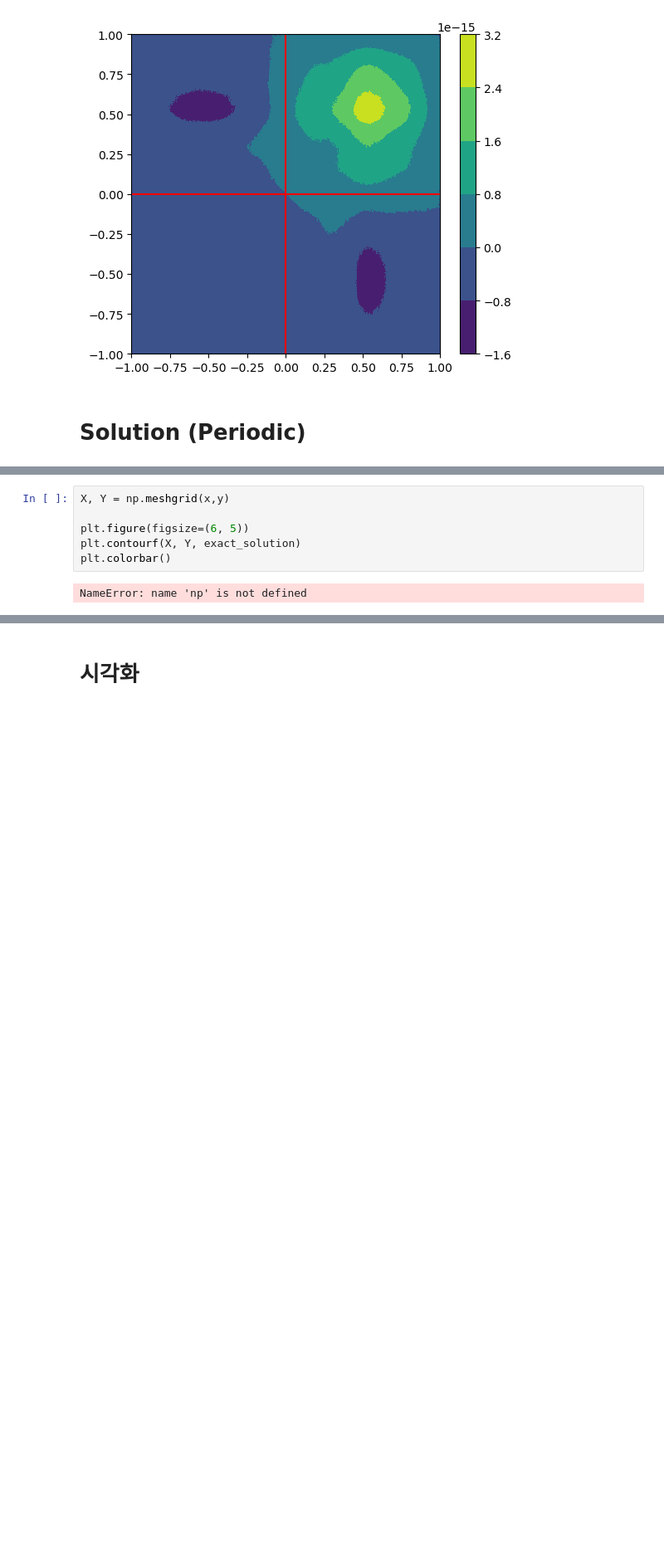
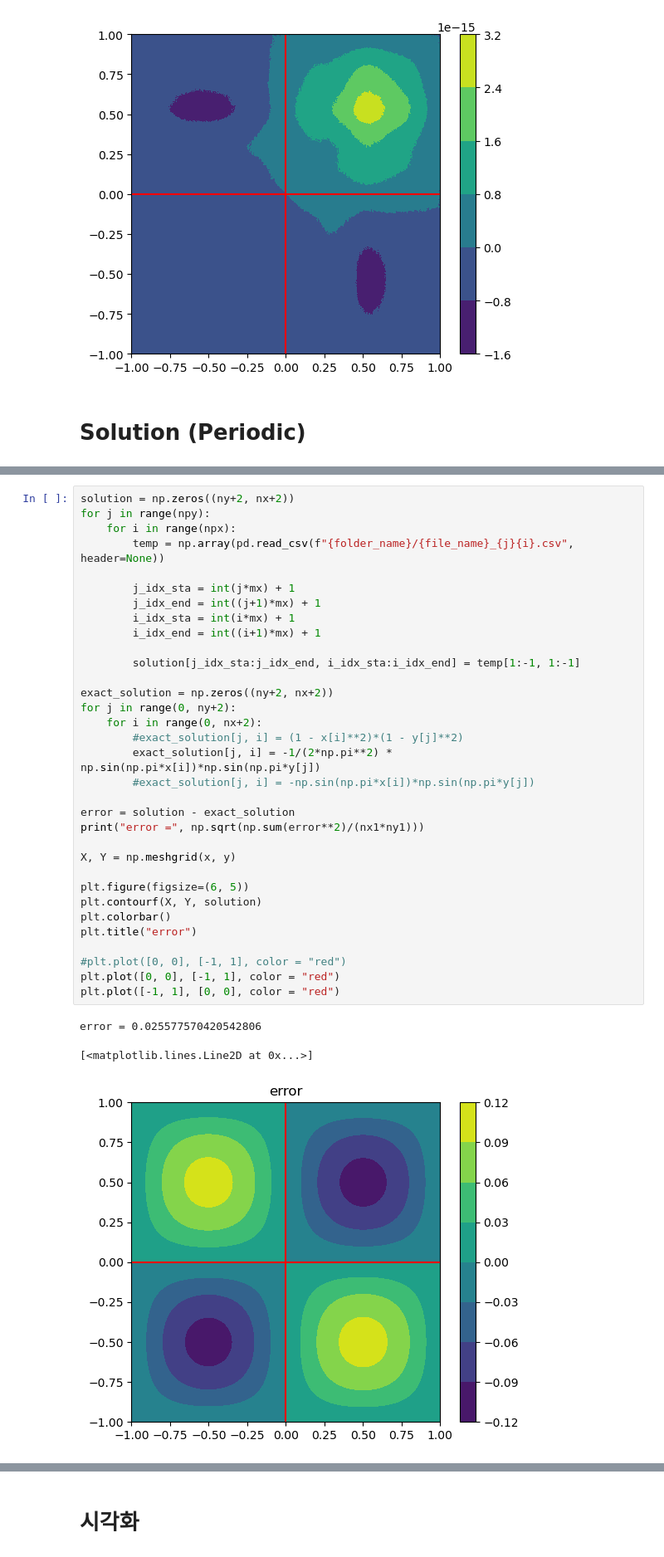
Before and after one commit to dontempty/PaScaL_TDMA_lab, a Jupyter notebook: examples_lab/lab.ipynb, the cells around one changed output, grey strips where cells are left out. Shown at 83% size. Cells and saved outputs as stored; diff of their text form; blank space fills up the shorter version.

```diff
--- a/examples_lab/lab.ipynb
+++ b/examples_lab/lab.ipynb
@@ -484,9 +499,38 @@ for j in range(ny+2):
-# %%
-X, Y = np.meshgrid(x,y)
-
-plt.figure(figsize=(6, 5))
-plt.contourf(X, Y, exact_solution)
-plt.colorbar()
-# %% [output]
-NameError: name 'np' is not defined
+# %%
+solution = np.zeros((ny+2, nx+2))
+for j in range(npy):
+    for i in range(npx):
+        temp = np.array(pd.read_csv(f"{folder_name}/{file_name}_{j}{i}.csv", header=None))
+
+        j_idx_sta = int(j*mx) + 1
+        j_idx_end = int((j+1)*mx) + 1
+        i_idx_sta = int(i*mx) + 1
+        i_idx_end = int((i+1)*mx) + 1
+
+        solution[j_idx_sta:j_idx_end, i_idx_sta:i_idx_end] = temp[1:-1, 1:-1]
+
+exact_solution = np.zeros((ny+2, nx+2))
+for j in range(0, ny+2):
+    for i in range(0, nx+2):
+        #exact_solution[j, i] = (1 - x[i]**2)*(1 - y[j]**2)
+        exact_solution[j, i] = -1/(2*np.pi**2) * np.sin(np.pi*x[i])*np.sin(np.pi*y[j])
+        #exact_solution[j, i] = -np.sin(np.pi*x[i])*np.sin(np.pi*y[j])
+
+error = solution - exact_solution
+print("error =", np.sqrt(np.sum(error**2)/(nx1*ny1)))
+
+X, Y = np.meshgrid(x, y)
+
+plt.figure(figsize=(6, 5))
+plt.contourf(X, Y, solution)
+plt.colorbar()
+plt.title("error")
+
+#plt.plot([0, 0], [-1, 1], color = "red")
+plt.plot([0, 0], [-1, 1], color = "red")
+plt.plot([-1, 1], [0, 0], color = "red")
+# %% [output]
+error = 0.025577570420542806
+[<matplotlib.lines.Line2D at 0x...>]
+[figure, added]
 # %%
```
Also changed, not shown: parts of 9 cells of this notebook, 32 other files.
